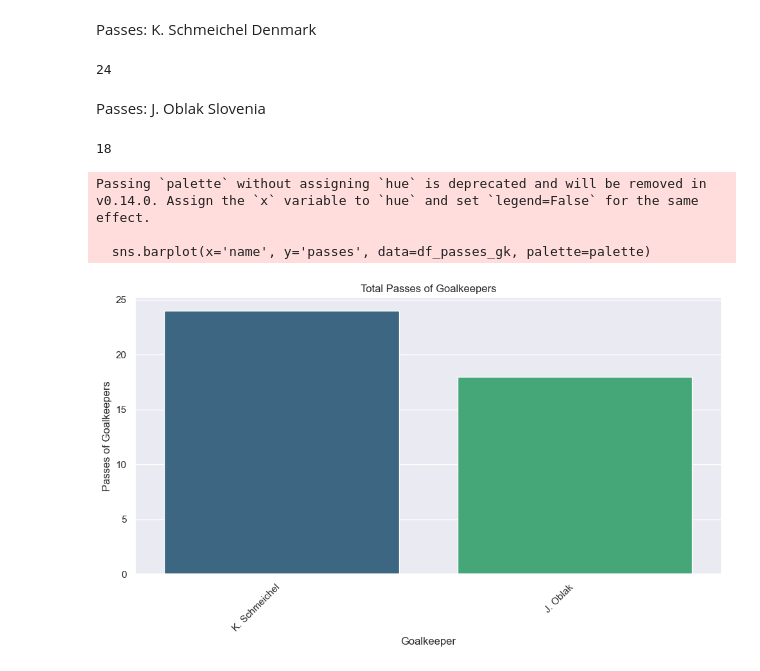
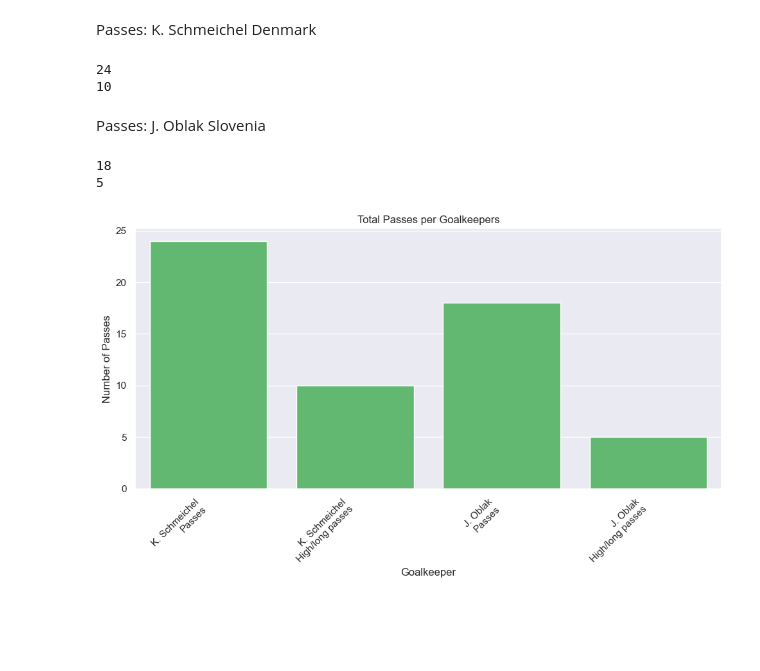
Before and after one commit to ngroggy/SoccerAnalytics, a Jupyter notebook: notebooks/4-duel-performance-goalkeeper.ipynb, the cells around one changed output. Saved outputs shown, nothing was run; the diff lists cells and outputs as text; code cells hidden in the pictures; blank space fills up the shorter version.

```diff
--- a/notebooks/4-duel-performance-goalkeeper.ipynb
+++ b/notebooks/4-duel-performance-goalkeeper.ipynb
@@ -373,58 +424,72 @@ Passes: K. Schmeichel Denmark
 # %%
 passes_goalkeeper_dnk = df_events[(df_events['type.primary'] == 'pass') & (df_events['player.name'] == 'K. Schmeichel')].shape[0]
 print(passes_goalkeeper_dnk)
+long_high_passes_goalkeeper_dnk = df_events[(df_events['type.primary'] == 'pass') & (df_events['player.name'] == 'K. Schmeichel') & (df_events['pass.length'] >= 40) & (df_events['pass.height'] == 'high')].shape[0]
+print(long_high_passes_goalkeeper_dnk)
 # %% [output]
 24
+10
 # %% [markdown]
 Passes: J. Oblak Slovenia
 # %%
 passes_goalkeeper_svn = df_events[(df_events['type.primary'] == 'pass') & (df_events['player.name'] == 'J. Oblak')].shape[0]
 print(passes_goalkeeper_svn)
+long_high_passes_goalkeeper_svn = df_events[(df_events['type.primary'] == 'pass') & (df_events['player.name'] == 'J. Oblak') & (df_events['pass.length'] >= 40) & (df_events['pass.height'] == 'high')].shape[0]
+print(long_high_passes_goalkeeper_svn)
 # %% [output]
 18
+5
 # %%
 # Plot Data
 
-# Prepare Data
-# Create Dataframe for the average distances of types of free kicks for Slowenia
+# 1 Prepare Data
+# Create dataframe for goalkeeper name and passes played
 df_passes_gk = pd.DataFrame(columns=['name', 'passes'])
 
-# Assign calculated averages
-df_passes_gk.at[0, 'name'] = 'K. Schmeichel'
-df_passes_gk.at[1, 'name'] = 'J. Oblak'
+# Assign names
+df_passes_gk.at[0, 'name'] = 'K. Schmeichel passes'
+df_passes_gk.at[1, 'name'] = 'K. Schmeichel high/long passes'
+df_passes_gk.at[2, 'name'] = 'J. Oblak passes'
+df_passes_gk.at[3, 'name'] = 'J. Oblak high/long passes'
 
 
+# Assign calculated passes
 df_passes_gk.at[0, 'passes'] = passes_goalkeeper_dnk
-df_passes_gk.at[1, 'passes'] = passes_goalkeeper_svn
+df_passes_gk.at[1, 'passes'] = long_high_passes_goalkeeper_dnk
+df_passes_gk.at[2, 'passes'] = passes_goalkeeper_svn
+df_passes_gk.at[3, 'passes'] = long_high_passes_goalkeeper_svn
 
+# 2 Plot Data
 # Set Seaborn theme and color palette
 sns.set_theme(style="darkgrid")
-palette = sns.color_palette("viridis", len(df_passes_gk))
+# palette = sns.color_palette("viridis", len(df_passes_gk))
+palette = sns.color_palette("viridis", len(aligned_counts_svn))
 
 # Plotting the data using Seaborn and Matplotlib
 plt.figure(figsize=(10, 6))
 
 # Plot percentage of duels won per player
-sns.barplot(x='name', y='passes', data=df_passes_gk, palette=palette)
+sns.barplot(x='name', y='passes', data=df_passes_gk, color=palette[10])
 
+ax = sns.barplot(x='name', y='passes', data=df_passes_gk, color=palette[10])
 # Adding labels and title
 plt.xlabel('Goalkeeper')
-plt.ylabel('Passes of Goalkeepers')
-plt.title('Total Passes of Goalkeepers')
+plt.ylabel('Number of Passes')
+plt.title('Total Passes per Goalkeepers')
 
 # Rotate x-axis labels for better readability
 plt.xticks(rotation=45, ha='right')
 
+# Customize x-axis labels
+ax.set_xticklabels(['K. Schmeichel\nPasses', 'K. Schmeichel\nHigh/long passes', 'J. Oblak\nPasses', 'J. Oblak\nHigh/long passes'])
+
 # Save plot to a specified path
-save_path = 'C:/Users/loris/Documents/ETH Zürich/Master/Soccer Analytics/goalkeeper_passes.png'  # Specify your desired save path here
+save_path = 'C:/Users/loris/Documents/ETH Zürich/Master/Soccer Analytics/goalkeeper_passes_final.png'  # Specify your desired save path here
 plt.tight_layout()
 plt.savefig(save_path)
 
 
 # Show plot
 plt.show()
 # %% [output]
-Passing `palette` without assigning `hue` is deprecated and will be removed in v0.14.0. Assign the `x` variable to `hue` and set `legend=False` for the same effect.
-
-  sns.barplot(x='name', y='passes', data=df_passes_gk, palette=palette)
-[figure, old version]
+[figure, new version]
```
Also changed, not shown: parts of 3 cells of this notebook, 1 other file.
